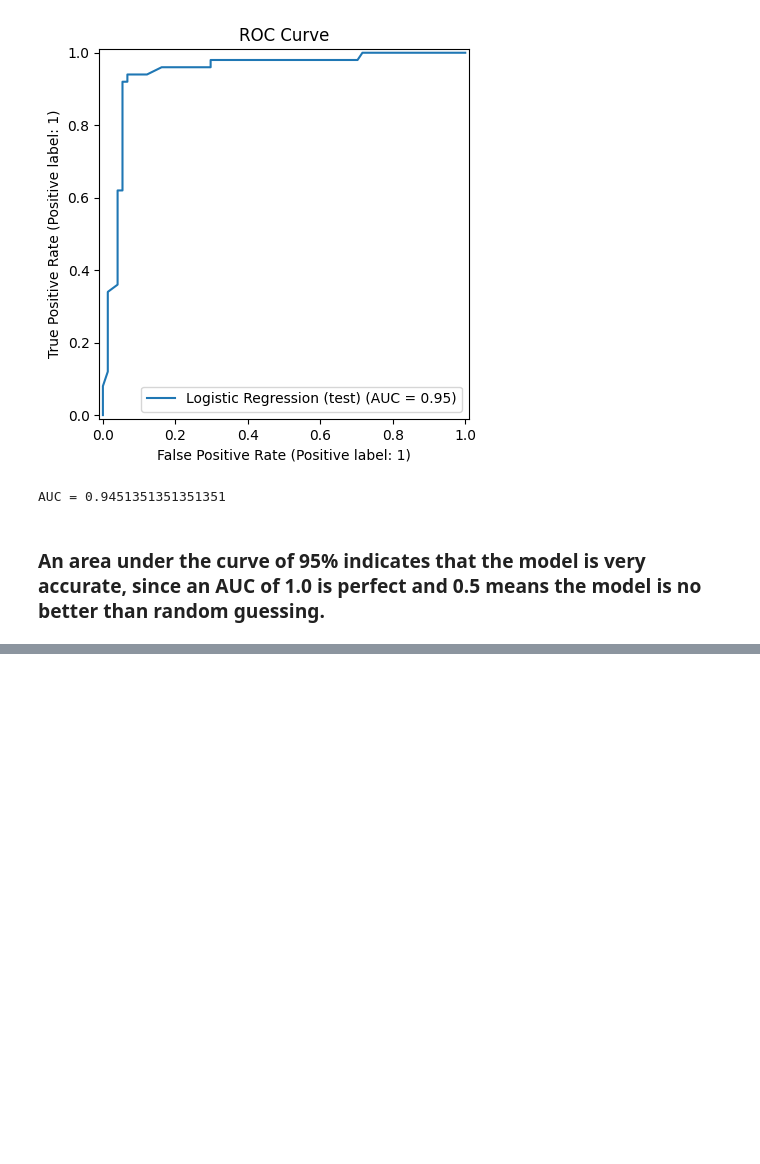
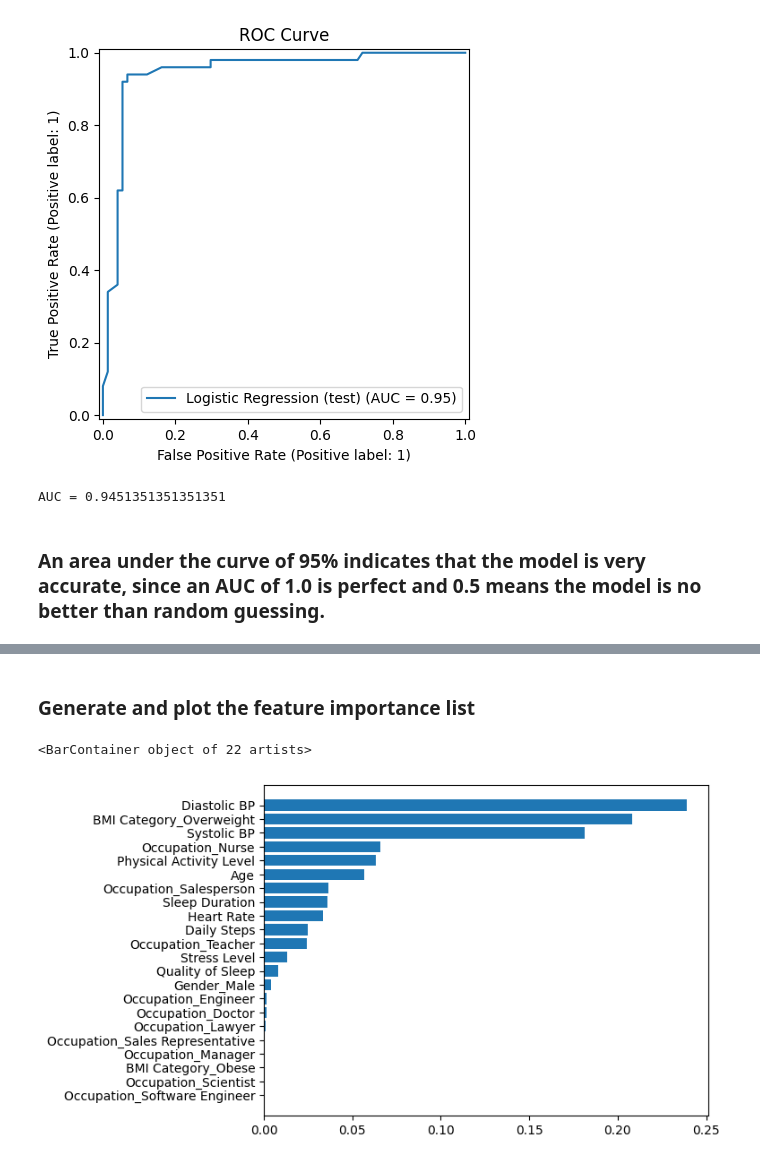
Before and after one commit to ehowells/2600-final-project, a Jupyter notebook: final_project.ipynb, the cells around one changed output, grey strips where cells are left out. Saved outputs shown, nothing was run; the diff lists cells and outputs as text; code cells hidden in the pictures; blank space fills up the shorter version.

Commit message:
finished random forest

```diff
--- a/final_project.ipynb
+++ b/final_project.ipynb
@@ -39,6 +37,9 @@ sleep['BMI Category'] = sleep['BMI Category'].replace('Normal Weight', 'Normal')
 
 sleep['Has Disorder'] = sleep['Sleep Disorder'].notna().astype(int)
 
+# save this variable to be used in later models before dropping
+y_multi = sleep['Sleep Disorder'].fillna('None')
+
 sleep = sleep.drop(['Blood Pressure', 'Sleep Disorder', 'Person ID'], axis=1)
 
 categorical_columns = ['Gender', 'Occupation', 'BMI Category']
@@ -222,0 +239,13 @@ TODO:
+# %%
+y_train_m = y_multi.loc[x_train.index]
+y_test_m = y_multi.loc[x_test.index]
+
+rf_basic = RFC(n_estimators=100,
+         max_features=5,
+         criterion='log_loss',
+         max_depth=10,
+         bootstrap=True,
+         oob_score=True,
+         random_state=314159)
+
+rf_basic.fit(x_train, y_train_m)
@@ -222,0 +275,11 @@ TODO:
+# %%
+rf = RFC(n_estimators=1000,
+         max_features=10,
+         criterion='log_loss',
+         max_depth=10,
+         min_samples_leaf=13,
+         bootstrap=True,
+         oob_score=True,
+         random_state=314159)
+
+rf.fit(x_train, y_train_m)
@@ -222,0 +308,16 @@ TODO:
+# %% [markdown]
+### Generate and plot the feature importance list
+# %%
+feature_imp = pd.DataFrame(
+    {'importance':rf.feature_importances_},
+    index=x_train.columns)
+
+# drop intercept since it is only used in logistic regression
+feature_imp = feature_imp.drop('intercept')
+
+feature_imp_sorted = feature_imp.sort_values(by='importance')
+
+plt.barh(feature_imp_sorted.index, feature_imp_sorted['importance'])
+# %% [output]
+<BarContainer object of 22 artists>
+[figure, added]
```
Also changed, not shown: parts of 14 cells of this notebook.
